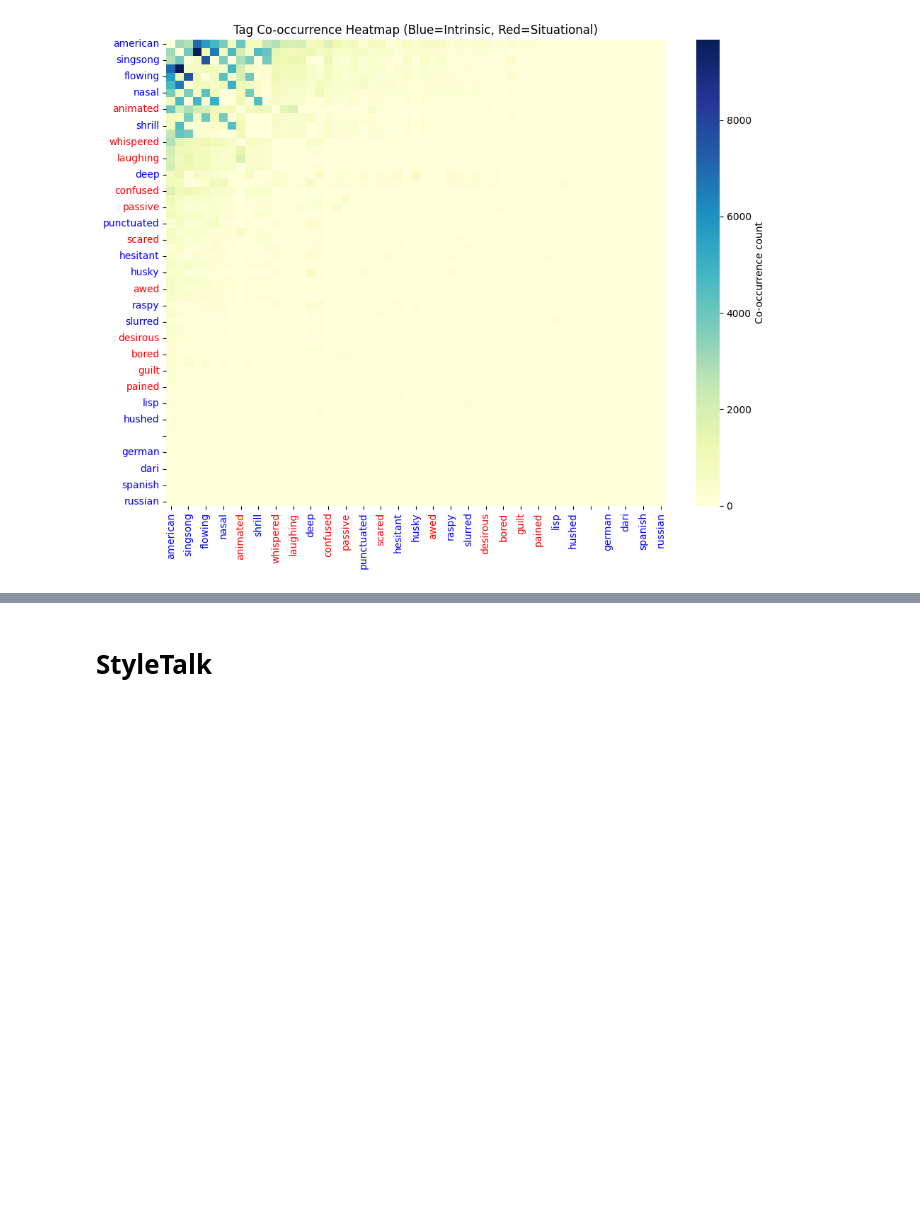
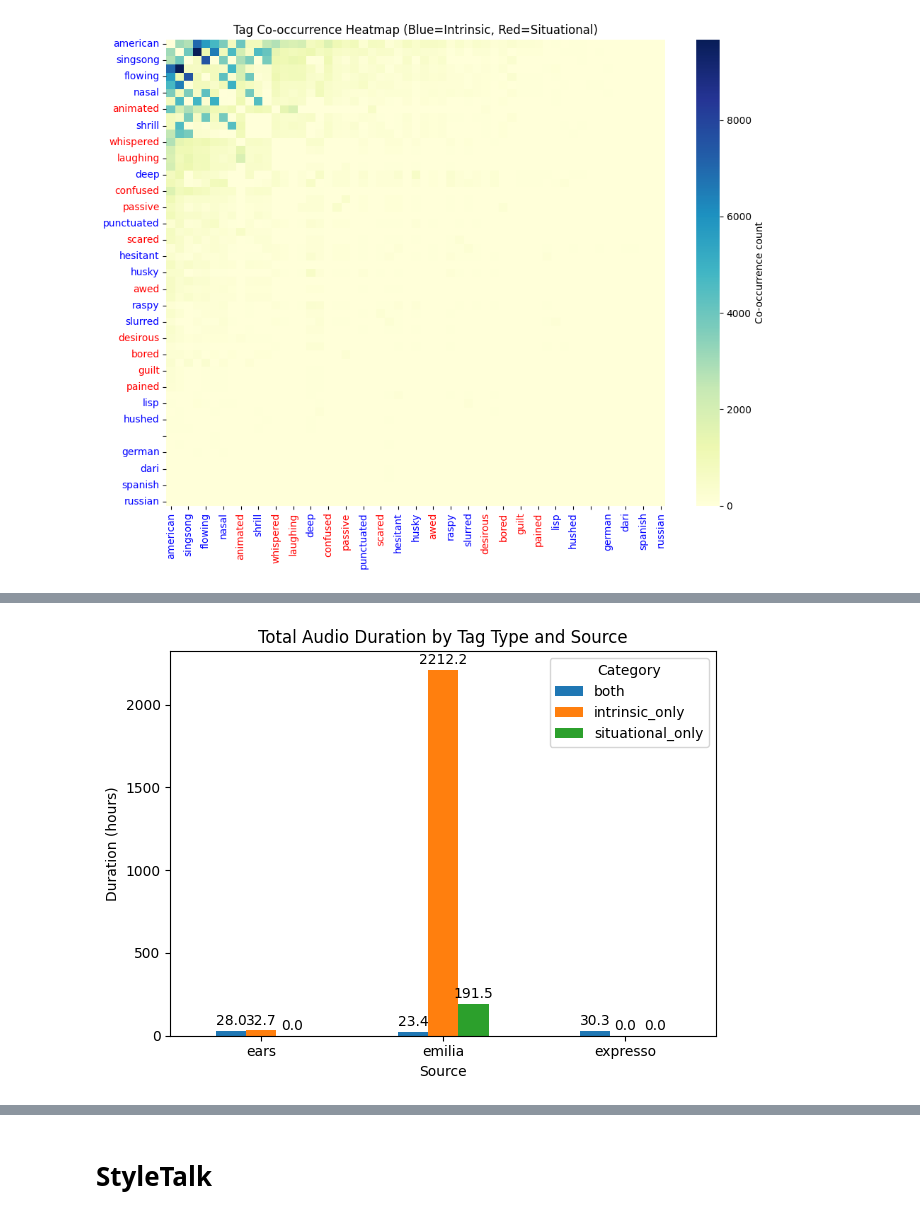
Before and after one commit to JackMclaughlin424/ms-capstone-TTS-natlang-styleprompts, a Jupyter notebook: src/eda/distribution_analysis.ipynb, the cells around one changed output, grey strips where cells are left out. Drawn from its saved outputs; the diff is of its cells as text; code cells hidden in the pictures; blank space fills up the shorter version.

```diff
--- a/src/eda/distribution_analysis.ipynb
+++ b/src/eda/distribution_analysis.ipynb
@@ -316,0 +585,62 @@ plt.show()
+# %%
+# duration for each tag type
+import pandas as pd
+import numpy as np
+
+def is_populated(x):
+    if x is None:
+        return False
+    if isinstance(x, float) and np.isnan(x):
+        return False
+    if isinstance(x, str):
+        return x != 'None' and x.strip() != ''
+    if isinstance(x, (list, tuple, np.ndarray)):
+        return len(x) > 0
+    return True  # fallback for other types
+
+psc_df['has_intrinsic'] = psc_df['intrinsic_tags'].apply(is_populated)
+psc_df['has_situational'] = psc_df['situational_tags'].apply(is_populated)
+
+def categorize(row):
+    if row['has_intrinsic'] and row['has_situational']:
+        return 'both'
+    elif row['has_intrinsic']:
+        return 'intrinsic_only'
+    elif row['has_situational']:
+        return 'situational_only'
+    else:
+        return 'neither'
+
+psc_df['tag_category'] = psc_df.apply(categorize, axis=1)
+
+durations = (
+    psc_df.groupby(['source', 'tag_category'])['duration']
+          .sum()
+          .unstack(fill_value=0)
+)
+
+# convert seconds to hours
+durations = durations / 3600
+
+import matplotlib.pyplot as plt
+
+ax = durations.plot(kind='bar')
+
+plt.title('Total Audio Duration by Tag Type and Source')
+plt.xlabel('Source')
+plt.ylabel('Duration (hours)')
+plt.xticks(rotation=0)
+plt.legend(title='Category')
+
+# annotate bar heights (duration values)
+for container in ax.containers:
+    ax.bar_label(
+        container,
+        fmt='%.1f',   # format to 2 decimal places
+        padding=2
+    )
+
+plt.tight_layout()
+plt.show()
+# %% [output]
+[figure, added]
```
Also changed, not shown: parts of 10 cells of this notebook, 2 other files.
